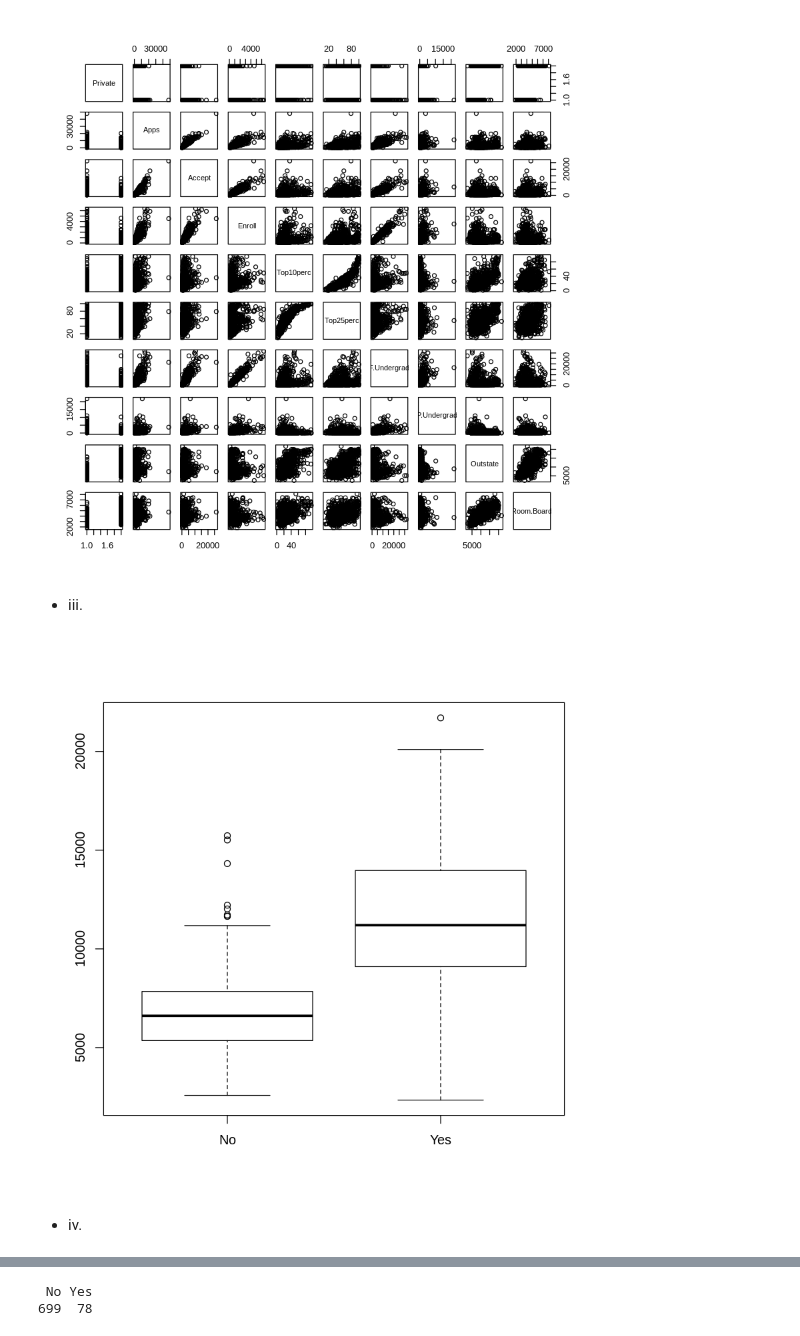
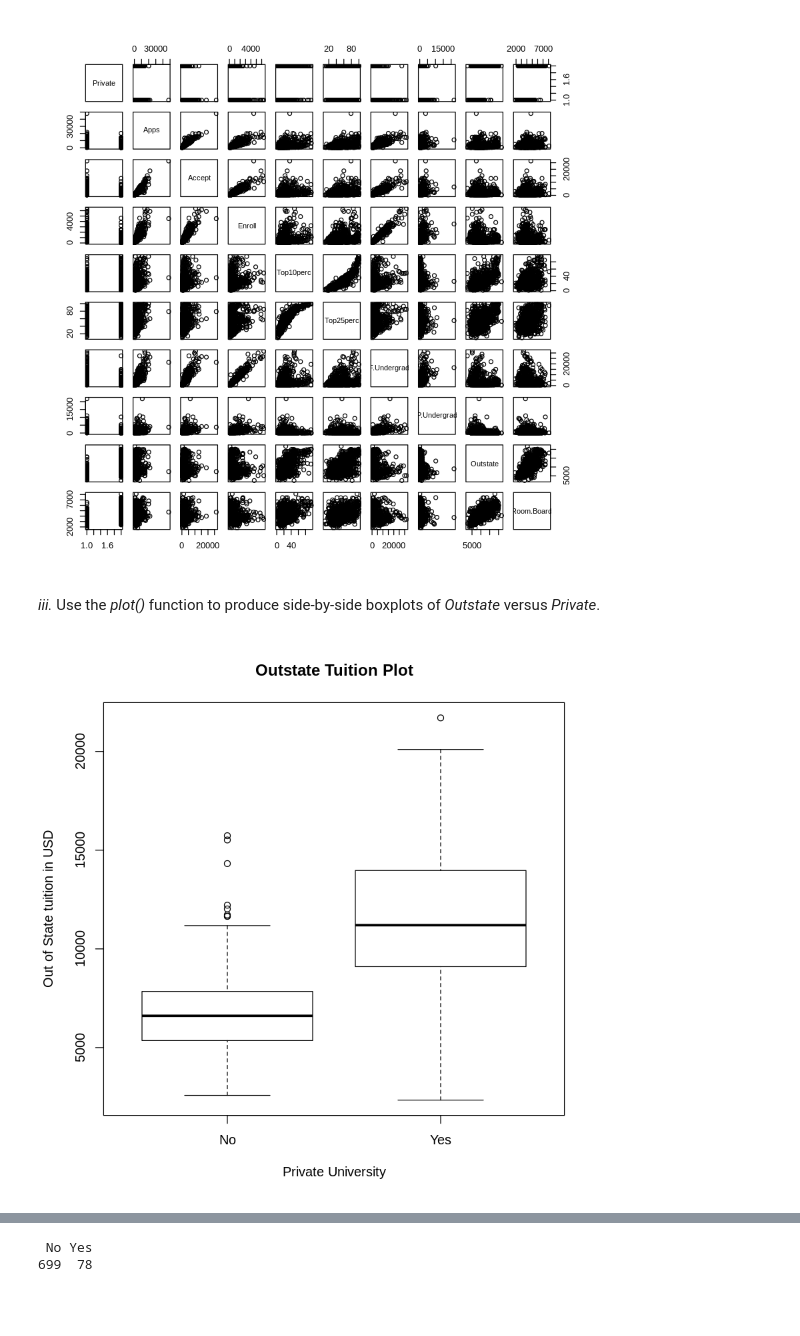
Before and after one commit to jagin/isl-notebooks, a Jupyter notebook: notebooks/R/2 Statistical Learning/2.4 Exercises.ipynb, the cells around one changed output, grey strips where cells are left out. Cells and saved outputs as stored; diff of their text form; code cells hidden in the pictures; blank space fills up the shorter version.

```diff
--- a/notebooks/R/2 Statistical Learning/2.4 Exercises - Applied.ipynb
+++ b/notebooks/R/2 Statistical Learning/2.4 Exercises.ipynb
@@ -59,11 +251,10 @@ summary(college)
 pairs(college[,1:10])
 # %% [output]
 [figure]
-# %% [markdown]
-  - iii.
-# %%
-plot(college$Private, college$Outstate)
-# %% [output]
-[figure, removed]
-# %% [markdown]
-  - iv.
+# %% [markdown]
+*iii.* Use the *plot()* function to produce side-by-side boxplots of *Outstate* versus *Private*.
+# %%
+plot(college$Private, college$Outstate,
+     xlab = "Private University", ylab = "Out of State tuition in USD", main = "Outstate Tuition Plot")
+# %% [output]
+[figure, added]
```
Also changed, not shown: parts of 134 cells of this notebook, 7 other files.
